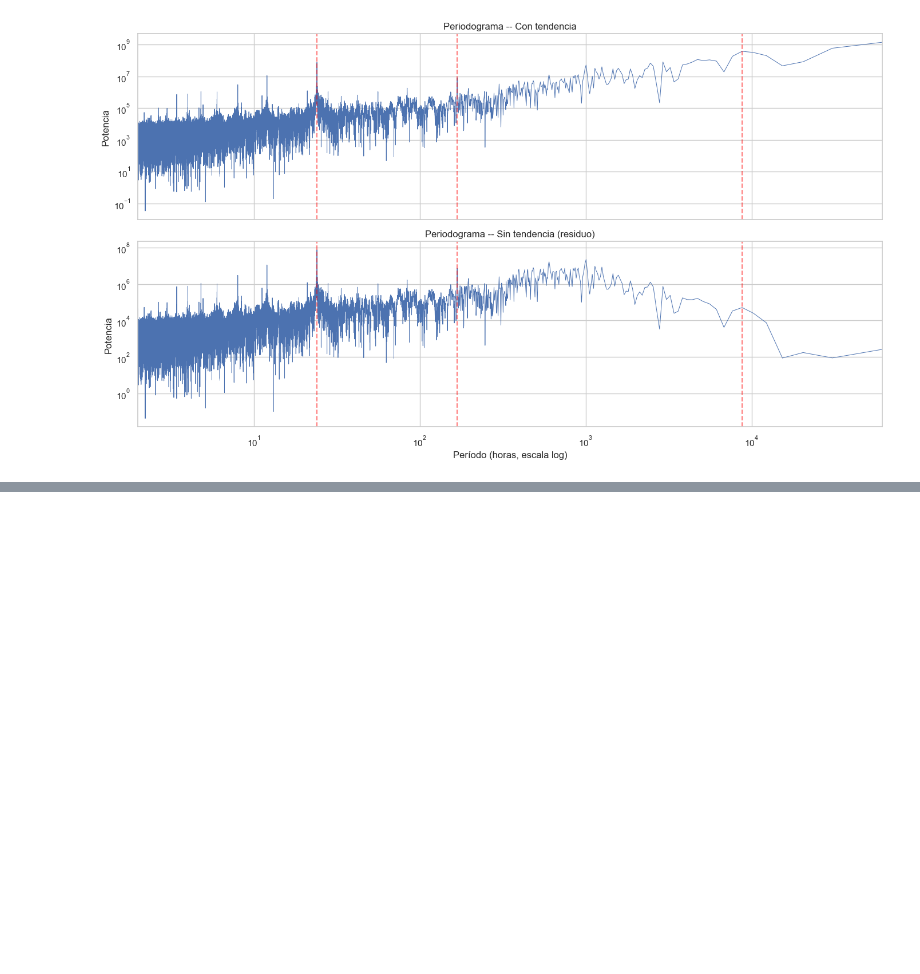
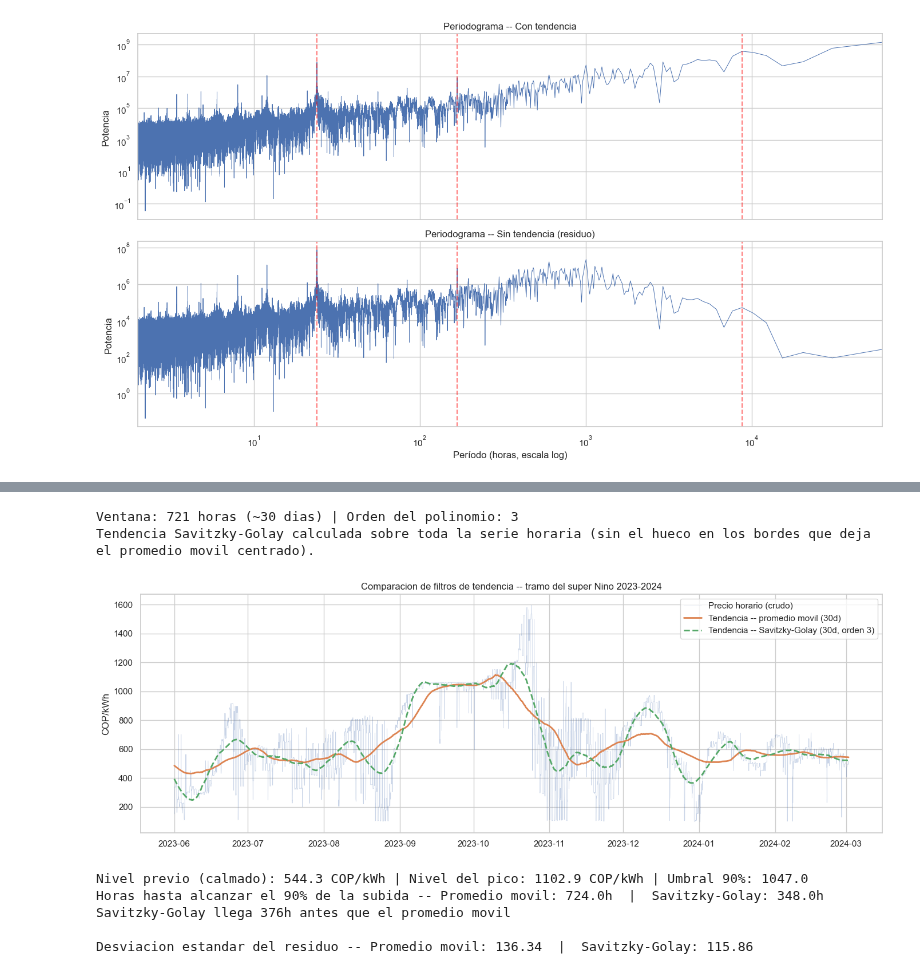
Before and after one commit to Ziskito/xm-spot-price-predictor, a Jupyter notebook: notebooks/03_cracterizacion_precio_juan.ipynb, the cells around one changed output, grey strips where cells are left out. Drawn from its saved outputs; the diff is of its cells as text; code cells hidden in the pictures; blank space fills up the shorter version.

```diff
--- a/notebooks/03_cracterizacion_precio_juan.ipynb
+++ b/notebooks/03_cracterizacion_precio_juan.ipynb
@@ -482,0 +490,79 @@ plt.show()
+# %%
+# --- Dos tendencias sobre la misma serie horaria: promedio movil (ya calculado) vs. Savitzky-Golay ---
+from scipy.signal import savgol_filter
+
+ventana_horas_sg = ventana_horas + 1 if ventana_horas % 2 == 0 else ventana_horas  # savgol exige ventana impar
+orden_polinomio = 3
+
+tendencia_sg = pd.Series(
+    savgol_filter(df_precio["precio_bolsa_cop_kwh"].values, window_length=ventana_horas_sg, polyorder=orden_polinomio),
+    index=df_precio.index,
+    name="tendencia_savgol",
+)
+
+print(f"Ventana: {ventana_horas_sg} horas (~{ventana_horas_sg/24:.0f} dias) | Orden del polinomio: {orden_polinomio}")
+print("Tendencia Savitzky-Golay calculada sobre toda la serie horaria (sin el hueco en los bordes que deja el promedio movil centrado).")
+# %% [output]
+Ventana: 721 horas (~30 dias) | Orden del polinomio: 3
+Tendencia Savitzky-Golay calculada sobre toda la serie horaria (sin el hueco en los bordes que deja el promedio movil centrado).
+# %%
+# --- Comparacion visual: zoom al tramo del super Nino 2023-2024, donde el precio sube mas rapido ---
+# Es la ventana mas dura para un filtro de tendencia -- un cambio real y rapido, no ruido -- por eso
+# es el mejor lugar para ver cual de los dos filtros sigue el cambio mas fiel y con menos retraso.
+ventana_zoom = slice("2023-06-01", "2024-03-01")
+
+precio_zoom = df_precio["precio_bolsa_cop_kwh"].loc[ventana_zoom]
+tendencia_ma_zoom = tendencia_horaria.loc[ventana_zoom]
+tendencia_sg_zoom = tendencia_sg.loc[ventana_zoom]
+
+fig, ax = plt.subplots(figsize=(14, 5))
+ax.plot(precio_zoom.index, precio_zoom.values,
+        alpha=0.3, linewidth=0.5, label="Precio horario (crudo)")
+ax.plot(tendencia_ma_zoom.index, tendencia_ma_zoom.values,
+        linewidth=2, label="Tendencia -- promedio movil (30d)")
+ax.plot(tendencia_sg_zoom.index, tendencia_sg_zoom.values,
+        linewidth=2, label="Tendencia -- Savitzky-Golay (30d, orden 3)", linestyle="--")
+ax.set_title("Comparacion de filtros de tendencia -- tramo del super Nino 2023-2024")
+ax.set_ylabel("COP/kWh")
+ax.legend()
+plt.tight_layout()
+plt.show()
+# %% [output]
+[figure, added]
+# %%
+# --- Comparacion cuantitativa: retraso frente a un cambio real, y ruido residual ---
+# Retraso: en el pico de subida mas pronunciada del tramo de zoom, cuanto tarda cada filtro en
+# alcanzar el 90% del cambio real, medido en horas desde que el precio crudo ya lo alcanzo.
+sub_zoom = df_precio["precio_bolsa_cop_kwh"].loc[ventana_zoom]
+idx_pico = sub_zoom.idxmax()
+
+nivel_previo = sub_zoom.loc[:idx_pico - pd.Timedelta(days=45)].mean()
+nivel_pico = sub_zoom.loc[idx_pico - pd.Timedelta(days=3): idx_pico + pd.Timedelta(days=3)].mean()
+umbral_90 = nivel_previo + 0.9 * (nivel_pico - nivel_previo)
+
+def horas_hasta_umbral(serie_tendencia, inicio, umbral):
+    tramo = serie_tendencia.loc[inicio:]
+    cruce = tramo[tramo >= umbral]
+    if len(cruce) == 0:
+        return None
+    return (cruce.index[0] - inicio).total_seconds() / 3600
+
+inicio_subida = idx_pico - pd.Timedelta(days=60)
+retraso_ma = horas_hasta_umbral(tendencia_horaria, inicio_subida, umbral_90)
+retraso_sg = horas_hasta_umbral(tendencia_sg, inicio_subida, umbral_90)
+
+print(f"Nivel previo (calmado): {nivel_previo:.1f} COP/kWh | Nivel del pico: {nivel_pico:.1f} COP/kWh | Umbral 90%: {umbral_90:.1f}")
+print(f"Horas hasta alcanzar el 90% de la subida -- Promedio movil: {retraso_ma}h  |  Savitzky-Golay: {retraso_sg}h")
+if retraso_sg is not None and retraso_ma is not None:
+    print(f"Savitzky-Golay llega {(retraso_ma - retraso_sg):.0f}h antes que el promedio movil")
+
+residuo_ma = (df_precio["precio_bolsa_cop_kwh"] - tendencia_horaria).dropna()
+residuo_sg = (df_precio["precio_bolsa_cop_kwh"] - tendencia_sg).dropna()
+print()
+print(f"Desviacion estandar del residuo -- Promedio movil: {residuo_ma.std():.2f}  |  Savitzky-Golay: {residuo_sg.std():.2f}")
+# %% [output]
+Nivel previo (calmado): 544.3 COP/kWh | Nivel del pico: 1102.9 COP/kWh | Umbral 90%: 1047.0
+Horas hasta alcanzar el 90% de la subida -- Promedio movil: 724.0h  |  Savitzky-Golay: 348.0h
+Savitzky-Golay llega 376h antes que el promedio movil
+
+Desviacion estandar del residuo -- Promedio movil: 136.34  |  Savitzky-Golay: 115.86
```
Also changed, not shown: parts of 13 cells of this notebook, 19 other files.
